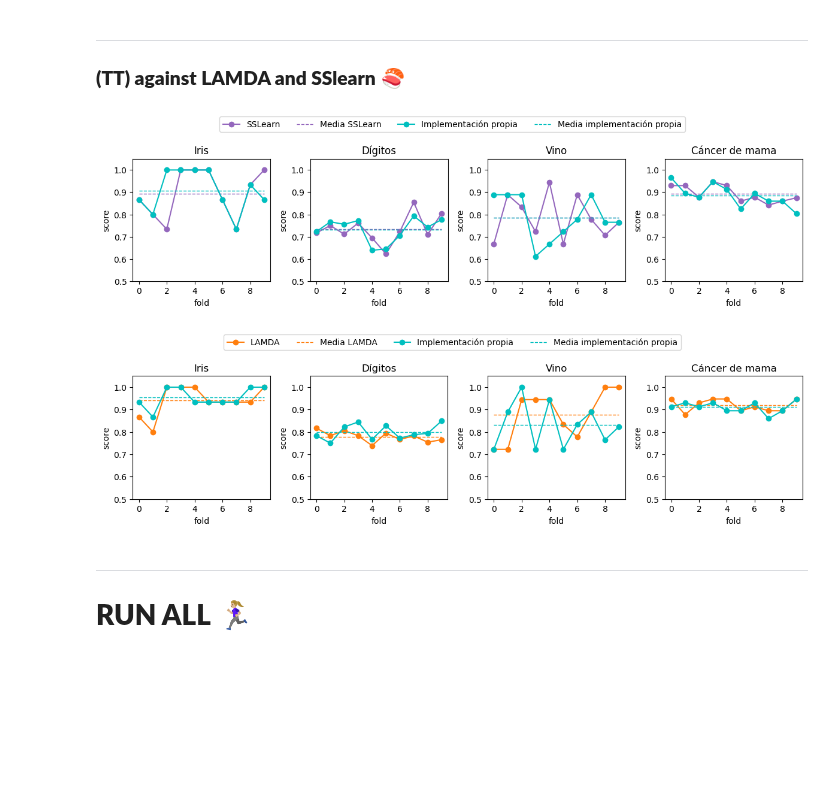
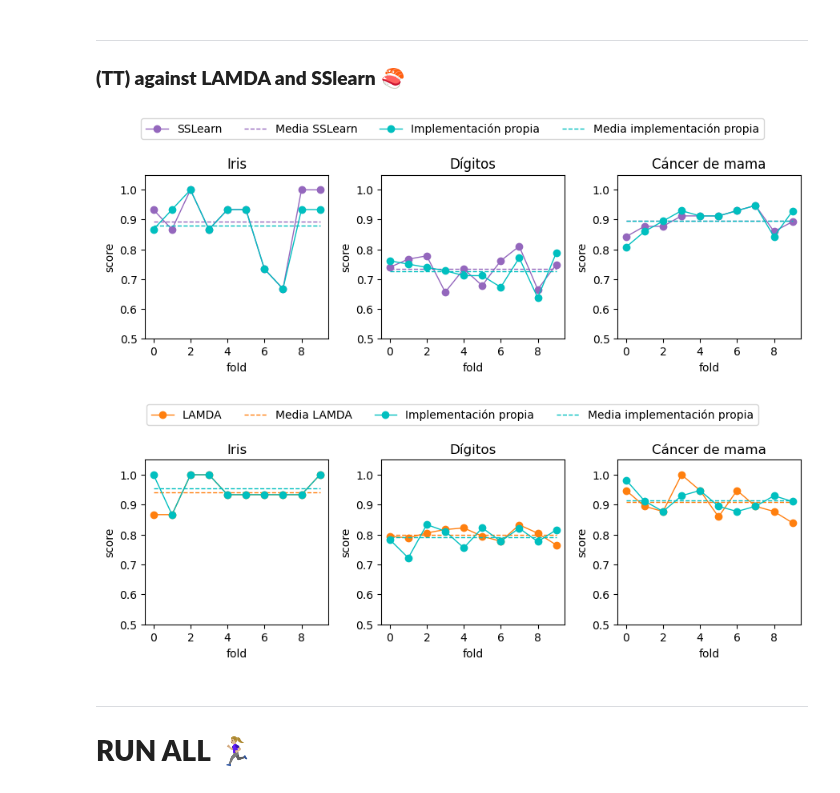
Before and after one commit to phf1001/semisupervised-learning-in-cibersecurity, a Jupyter notebook: src/models/notebooks/algorithms-graphs-generator.ipynb, the cells around one changed output. Drawn from its saved outputs; the diff is of its cells as text; code cells hidden in the pictures; blank space fills up the shorter version.

```diff
--- a/src/models/notebooks/algorithms-graphs-generator.ipynb
+++ b/src/models/notebooks/algorithms-graphs-generator.ipynb
@@ -466,14 +460,17 @@ def graphs_keel(file_root, random_number, algorithm):
 ---------------------------
 ### **(TT) against LAMDA and SSlearn** 🍣
 # %%
+from sslearn.wrapper import TriTraining as TriTrainingSSLearn
+from sslearn.model_selection import artificial_ssl_dataset
+from sslearn.base import get_dataset
+
 def graph_score_fold_sslearn(algorithm = 'TT', rd_number = 5):
 
     labels = ['SSLearn', 'Media SSLearn', 'Implementación propia', 'Media implementación propia']
     rd = np.random.RandomState(rd_number)
-    fig, ax = plt.subplots(nrows=1, ncols=4, figsize=(12,3), tight_layout=True)
+    fig, ax = plt.subplots(nrows=1, ncols=3, figsize=(9,3), tight_layout=True)
     available = [   (load_iris(return_X_y=True), 'Iris'),
                     (load_digits(return_X_y=True), 'Dígitos'),
-                    (load_wine(return_X_y=True),  'Vino'),
                     (load_breast_cancer(return_X_y=True), 'Cáncer de mama')]
     i = 0
 
@@ -494,46 +491,48 @@ def graph_score_fold_sslearn(algorithm = 'TT', rd_number = 5):
             # SSLearn
             model = TriTrainingSSLearn().fit(X_train_labels, y_train_labels)
             results.append(model.score(X_test, y_test))
 
             # Mio (misma función que usa él internamente)
             model_mine = TriTraining(DecisionTreeClassifier(), DecisionTreeClassifier(), DecisionTreeClassifier())
             X_mine, y_mine, U_mine = get_dataset(X_train_labels, y_train_labels)
             model_mine.fit(X_mine, y_mine, U_mine)
             results_mine.append(model_mine.score(X_test, y_test))
 
         ax_i = ax[i]
         ax_i.set_ylim([0.5, 1.05])
 
         mean = np.mean(results)
-        ax_i.plot(results, '-o', color = '#9467bd')
+        ax_i.plot(results, '-o', color = '#9467bd', linewidth=1)
         ax_i.plot([mean for i in range(10)], '--', linewidth=1, color = '#9467bd')
 
         mean = np.mean(results_mine)
-        ax_i.plot(results_mine, 'c-o')
+        ax_i.plot(results_mine, 'c-o', linewidth=1)
         ax_i.plot([mean for i in range(10)], 'c--', linewidth=1)
 
         ax_i.set_ylabel('score')
         ax_i.set_xlabel('fold')
         ax_i.set_title(dataset[1])
         i += 1
 
     fig.legend(labels, bbox_to_anchor=(0.5, 1.0), loc='lower center', ncol=4)
     plt.plot()
 
 
 graph_score_fold_sslearn()
 # %% [output]
-[figure, old version]
+[figure, new version]
 # %%
+from LAMDA_SSL.Algorithm.Classification.Tri_Training import Tri_Training as TriTrainingLamda
+
 def graph_score_fold_lamda(algorithm = 'TT', rd_number = 5):
 
     labels = ['LAMDA', 'Media LAMDA', 'Implementación propia', 'Media implementación propia']
     rd = np.random.RandomState(rd_number)
-    fig, ax = plt.subplots(nrows=1, ncols=4, figsize=(12,3), tight_layout=True)
-    available = [   (load_iris(return_X_y=True), 'Iris', 0),
-                    (load_digits(return_X_y=True), 'Dígitos', 1),
-                    (load_wine(return_X_y=True), 'Vino', 2),
-                    (load_breast_cancer(return_X_y=True), 'Cáncer de mama', 3)]
+    fig, ax = plt.subplots(nrows=1, ncols=3, figsize=(9,3), tight_layout=True)
+    available = [   (load_iris(return_X_y=True), 'Iris'),
+                    (load_digits(return_X_y=True), 'Dígitos'),
+                    (load_breast_cancer(return_X_y=True), 'Cáncer de mama')]
+    i = 0
 
     for dataset in available:
 
@@ -553,32 +552,33 @@ def graph_score_fold_lamda(algorithm = 'TT', rd_number = 5):
             model.fit(L_train, Ly_train, U_train)
             results.append(model.score(X_test, y_test))
 
-            # Mio (misma función que usa él internamente)
+            # Mio
             model_mine = TriTraining(DecisionTreeClassifier(), DecisionTreeClassifier(), DecisionTreeClassifier())
             model_mine.fit(L_train, Ly_train, U_train)
             results_mine.append(model_mine.score(X_test, y_test))
 
-        ax_i = ax[dataset[2]]
+        ax_i = ax[i]
         ax_i.set_ylim([0.5, 1.05])
 
         mean = np.mean(results)
-        ax_i.plot(results, '-o', color = '#ff7f0e', label = dataset[1])
+        ax_i.plot(results, '-o', color = '#ff7f0e', linewidth=1)
         ax_i.plot([mean for i in range(10)], '--', color = '#ff7f0e', linewidth=1)
 
         mean = np.mean(results_mine)
-        ax_i.plot(results_mine, 'c-o', label = dataset[1])
+        ax_i.plot(results_mine, 'c-o', linewidth=1)
         ax_i.plot([mean for i in range(10)], 'c--', linewidth=1)
 
         ax_i.set_ylabel('score')
         ax_i.set_xlabel('fold')
         ax_i.set_title(dataset[1])
+        i += 1
 
     fig.legend(labels, bbox_to_anchor=(0.5, 1.0), loc='lower center', ncol=4)
     plt.plot()
 
 graph_score_fold_lamda()
 # %% [output]
-[figure, old version]
+[figure, new version]
 # %% [markdown]
 -------------------------------------------------------
 # **RUN ALL** 🏃🏼‍♀️
```
Also changed, not shown: parts of 1 cell of this notebook.
